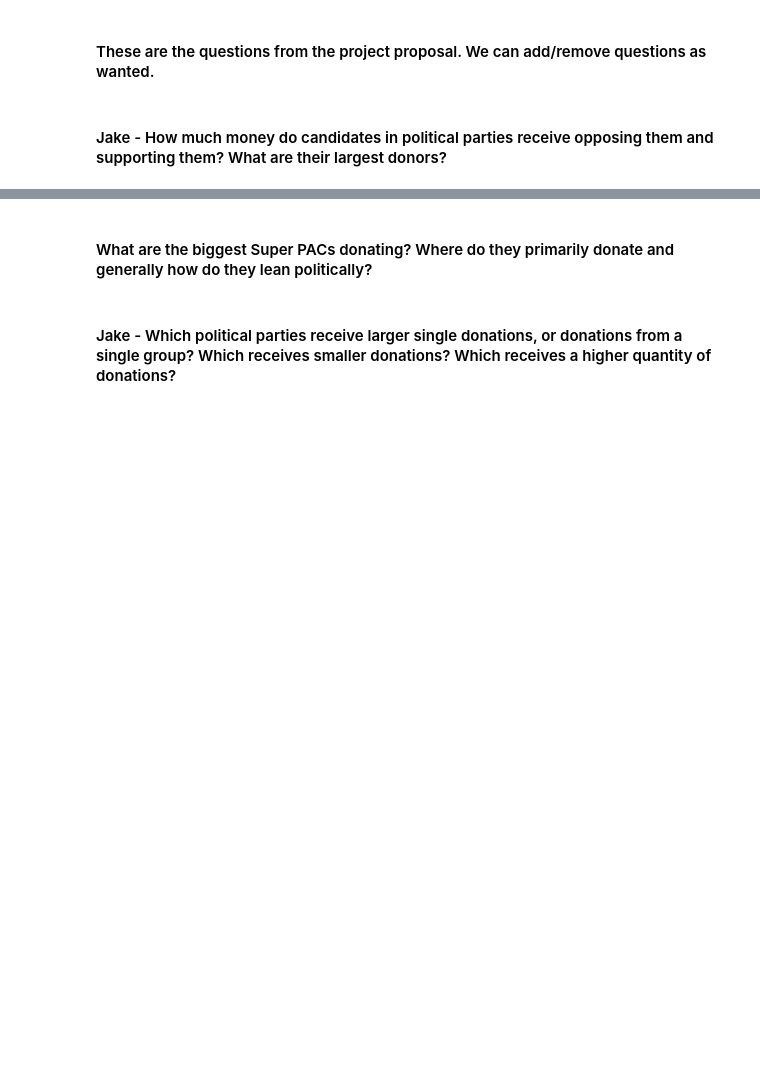
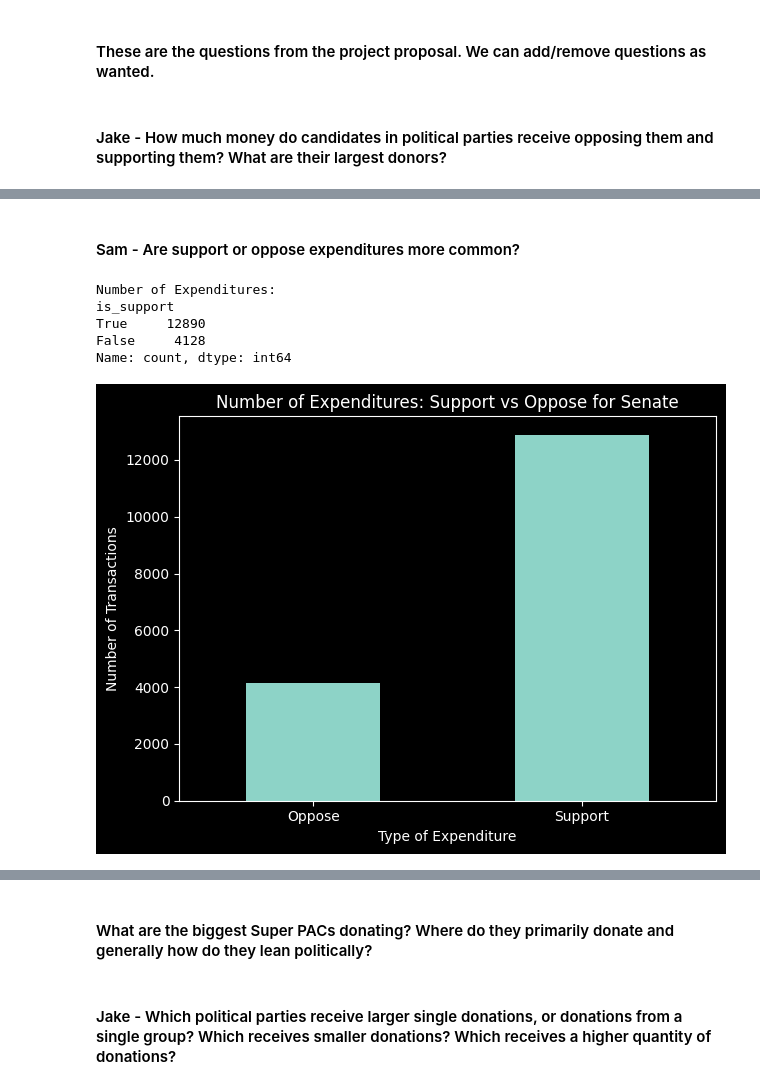
Before and after one commit to magicdracon/Data-Science-Final-Project, a Jupyter notebook: main.ipynb, the cells around one changed output, grey strips where cells are left out. Saved outputs shown, nothing was run; the diff lists cells and outputs as text; code cells hidden in the pictures; blank space fills up the shorter version.

```diff
--- a/main.ipynb
+++ b/main.ipynb
@@ -128,0 +220,25 @@ largeDemocratExpendituresDataFrame.head()
+# %% [markdown]
+#### Sam - Are support or oppose expenditures more common?
+# %%
+count_spending = expendituresDataFrame["is_support"].value_counts()
+
+print("Number of Expenditures:")
+print(count_spending)
+print()
+# Number of expenditures graph
+count_spending = count_spending.sort_index()
+count_spending.index = ["Oppose", "Support"]
+count_spending.plot(kind="bar")
+plt.title("Number of Expenditures: Support vs Oppose for Senate")
+plt.xlabel("Type of Expenditure")
+plt.ylabel("Number of Transactions")
+plt.xticks(rotation=0)
+plt.tight_layout()
+plt.show()
+# %% [output]
+Number of Expenditures:
+is_support
+True     12890
+False     4128
+Name: count, dtype: int64
+[figure, added]
```
Also changed, not shown: parts of 18 cells of this notebook.
